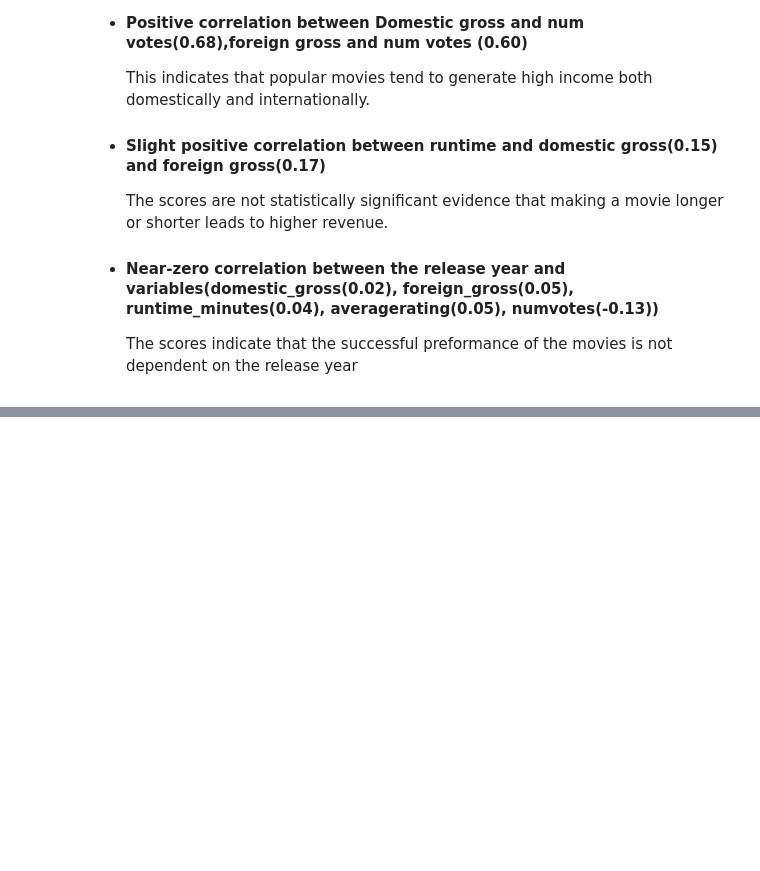
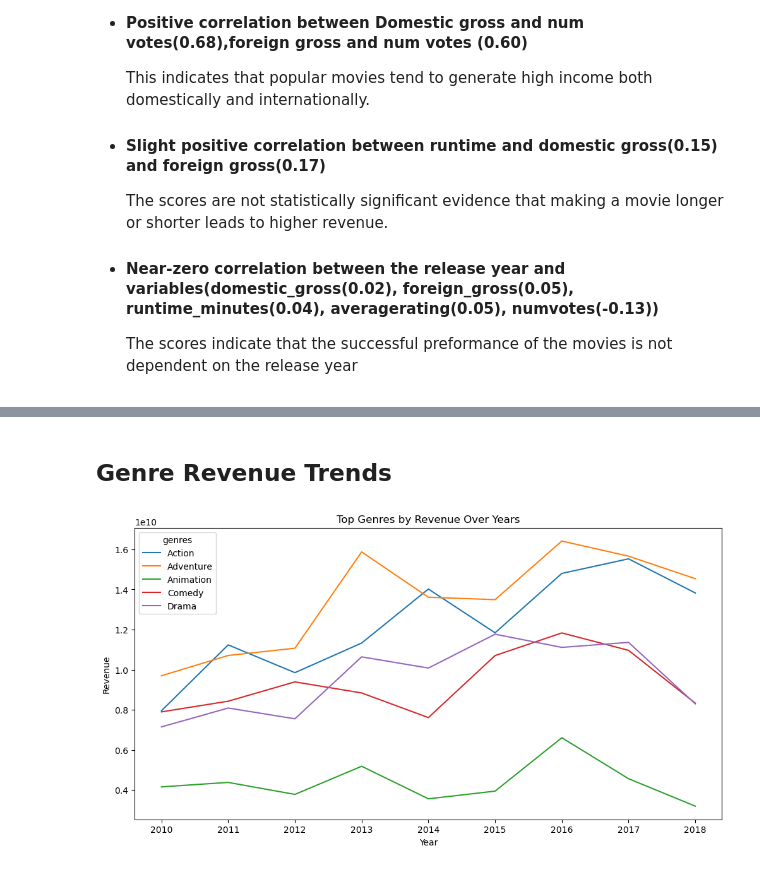
Before and after one commit to Marian-amo/Box-Office-Market-Analysis, a Jupyter notebook: index.ipynb, the cells around one changed output, grey strips where cells are left out. Drawn from its saved outputs; the diff is of its cells as text; code cells hidden in the pictures; blank space fills up the shorter version.

```diff
--- a/index.ipynb
+++ b/index.ipynb
@@ -742,0 +767,29 @@ The analyzed variables include domestic_gross, foreign_gross, runtime_minutes, a
+# %% [markdown]
+## Genre Revenue Trends
+# %%
+genre_revenue = (
+    merged_df.groupby(['year', 'genres'])['total_revenue']
+            .sum()
+            .reset_index()
+)
+
+top_genres = (
+    genre_revenue.groupby('genres')['total_revenue']
+                 .sum()
+                 .nlargest(5)
+                 .index
+)
+# %%
+plt.figure(figsize=(12,6))
+sns.lineplot(
+    data=genre_revenue[genre_revenue['genres'].isin(top_genres)],
+    x='year',
+    y='total_revenue',
+    hue='genres'
+)
+plt.title('Top Genres by Revenue Over Years')
+plt.xlabel('Year')
+plt.ylabel('Revenue')
+plt.show()
+# %% [output]
+[figure, added]
```
Also changed, not shown: parts of 32 cells of this notebook.
